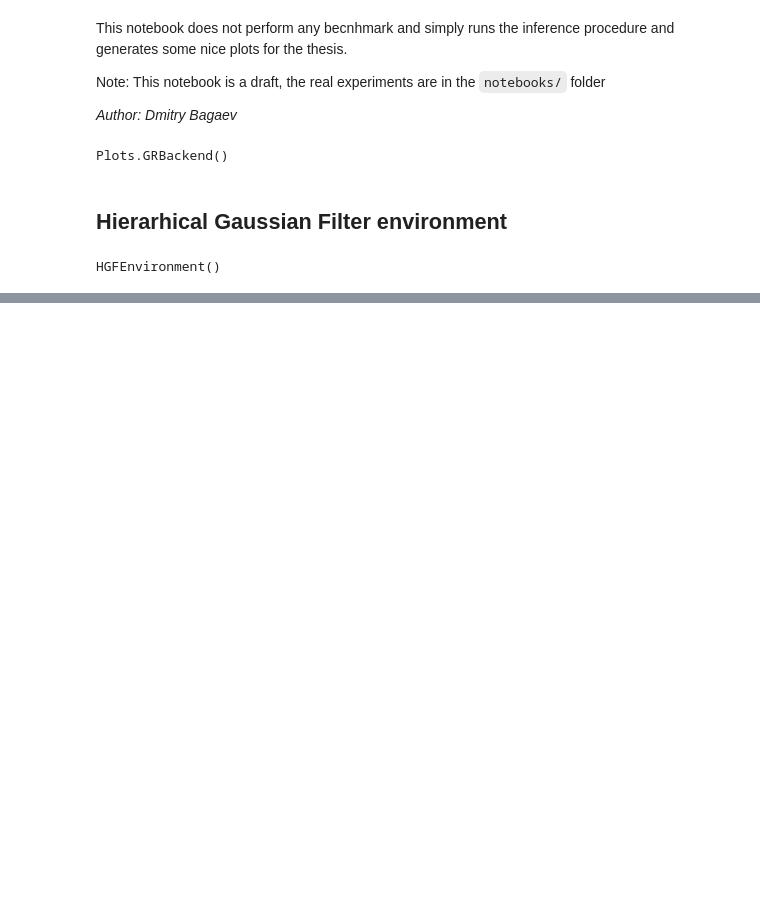
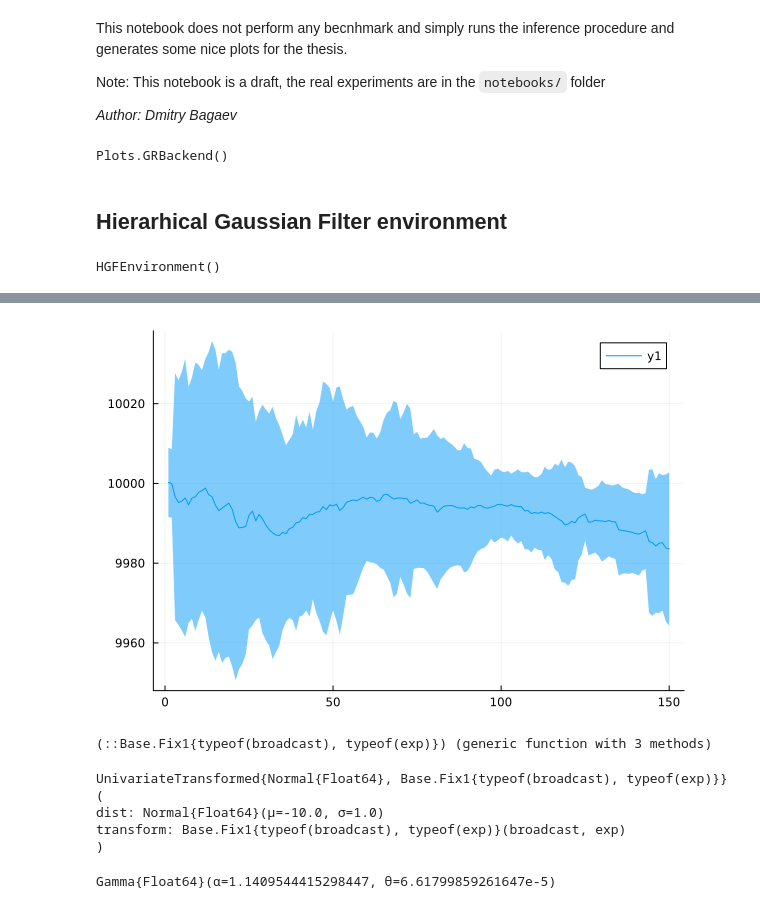
Before and after one commit to bvdmitri/phdthesis, a Jupyter notebook: research/[Turing] HGF research draft.ipynb, the cells around one changed output, grey strips where cells are left out. Cells and saved outputs as stored; diff of their text form; code cells hidden in the pictures; blank space fills up the shorter version.

```diff
--- a/research/[Turing] HGF research draft.ipynb
+++ b/research/[Turing] HGF research draft.ipynb
@@ -164,0 +212,4 @@ plot(p1, p2, layout = @layout([ a b ]), size = (800, 300))
+# %%
+plot(mean.(getindex.(results, :z_std_prior)), ribbon = 3std.(getindex.(results, :z_std_prior)))
+# %% [output]
+[figure, added]
@@ -164,0 +218,15 @@ plot(p1, p2, layout = @layout([ a b ]), size = (800, 300))
+# %%
+ib = inverse(bijector(Gamma(1.0, 1.0)))
+# %% [output]
+(::Base.Fix1{typeof(broadcast), typeof(exp)}) (generic function with 3 methods)
+# %%
+q = transformed(Normal(-10, 1), ib)
+# %% [output]
+UnivariateTransformed{Normal{Float64}, Base.Fix1{typeof(broadcast), typeof(exp)}}(
+dist: Normal{Float64}(μ=-10.0, σ=1.0)
+transform: Base.Fix1{typeof(broadcast), typeof(exp)}(broadcast, exp)
+)
+# %%
+Distributions.fit(Gamma, rand(q, 10000))
+# %% [output]
+Gamma{Float64}(α=1.1409544415298447, θ=6.61799859261647e-5)
```
Also changed, not shown: parts of 16 cells of this notebook, 23 other files.
